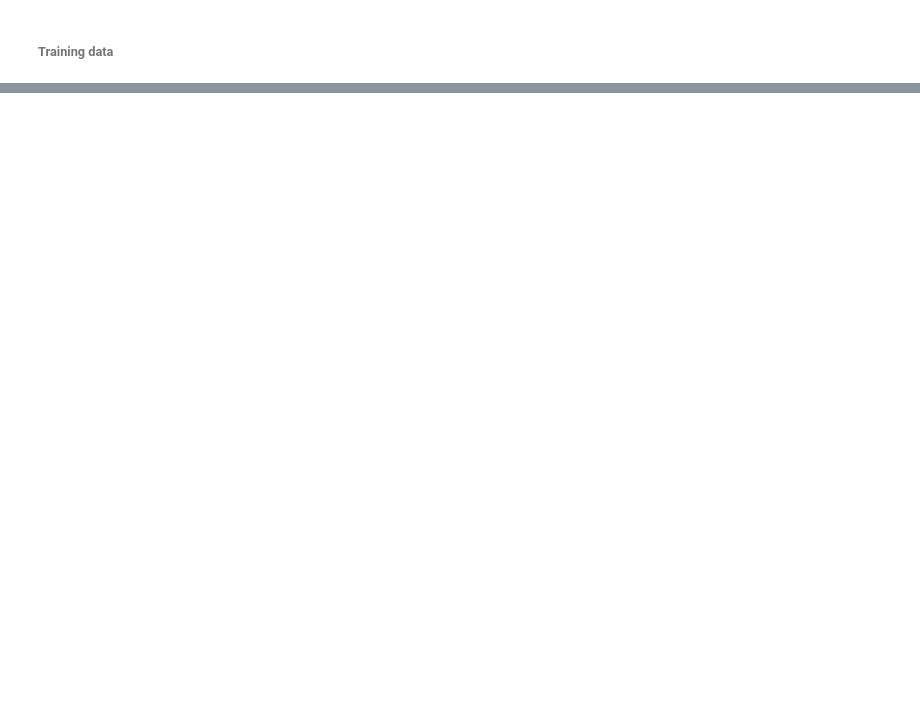
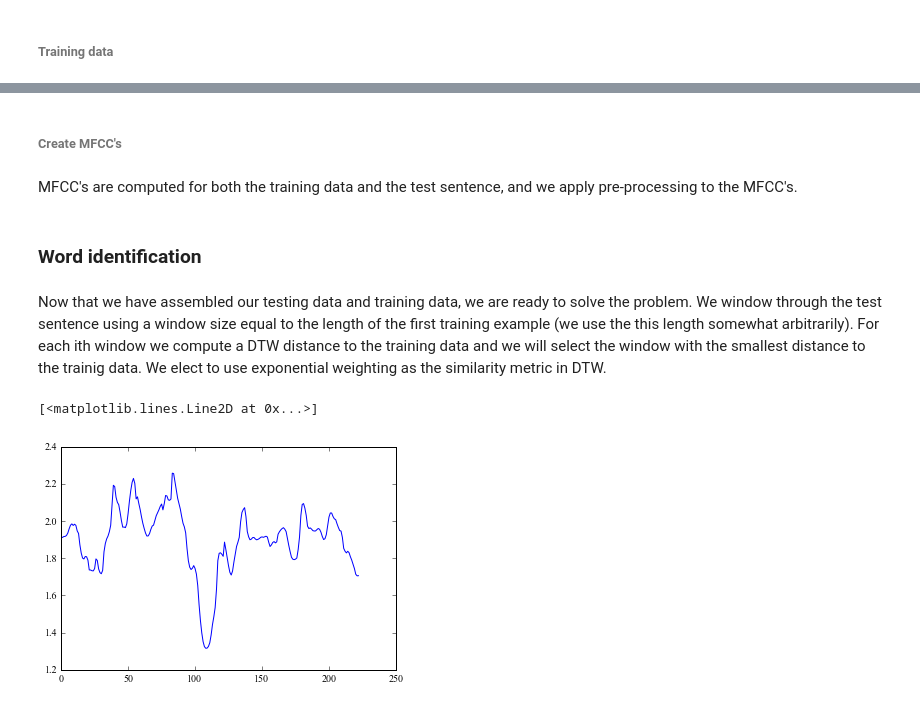
Before and after one commit to crawles/dtw, a Jupyter notebook: Sound_Recognition_DTW.ipynb, the cells around one changed output, grey strips where cells are left out. Cells and saved outputs as stored; diff of their text form; code cells hidden in the pictures; blank space fills up the shorter version.

```diff
--- a/Sound_Recognition_DTW.ipynb
+++ b/Sound_Recognition_DTW.ipynb
@@ -64,0 +92,42 @@ Our goal is to identify this phrase spoken from a sentence:
+# %% [markdown]
+###### Create MFCC's
+# %% [markdown]
+MFCC's are computed for both the training data and the test sentence, and we apply pre-processing to the MFCC's.
+# %%
+#Convert the data to mfcc:
+mfcc1 = librosa.feature.mfcc(y1, sr1)
+mfcc2 = librosa.feature.mfcc(y2, sr2)
+mfcc3 = librosa.feature.mfcc(y3, sr3)
+mfccTest = librosa.feature.mfcc(yTest,srTest)
+
+# Remove mean and normalize each column of MFCC
+import copy
+def preprocess_mfcc(mfcc):
+    mfcc_cp = copy.deepcopy(mfcc)
+    for i in xrange(mfcc.shape[1]):
+        mfcc_cp[:,i] = mfcc[:,i] - np.mean(mfcc[:,i])
+        mfcc_cp[:,i] = mfcc_cp[:,i]/np.max(np.abs(mfcc_cp[:,i]))
+    return mfcc_cp
+
+mfcc1 = preprocess_mfcc(mfcc1)
+mfcc2 = preprocess_mfcc(mfcc2)
+mfcc3 = preprocess_mfcc(mfcc3)
+mfccTest = preprocess_mfcc(mfccTest)
+# %% [markdown]
+### Word identification
+# %% [markdown]
+Now that we have assembled our testing data and training data, we are ready to solve the problem. We window through the test sentence  using a window size equal to the length of the first training example (we use the this length somewhat arbitrarily). For each ith window we compute a DTW distance to the training data and we will select the window with the smallest distance to the trainig data. We elect to use exponential weighting as the similarity metric in DTW.
+# %%
+window_size = mfcc1.shape[1]
+dists = np.zeros(mfccTest.shape[1] - window_size)
+
+for i in range(len(dists)):
+    mfcci = mfccTest[:,i:i+window_size]
+    dist1i = dtw(mfcc1.T, mfcci.T,dist = lambda x, y: np.exp(np.linalg.norm(x - y, ord=1)))[0]
+    dist2i = dtw(mfcc2.T, mfcci.T,dist = lambda x, y: np.exp(np.linalg.norm(x - y, ord=1)))[0]
+    dist3i = dtw(mfcc3.T, mfcci.T,dist = lambda x, y: np.exp(np.linalg.norm(x - y, ord=1)))[0]
+    dists[i] = (dist1i + dist2i + dist3i)/3
+plt.plot(dists)
+# %% [output]
+[<matplotlib.lines.Line2D at 0x...>]
+[figure, added]
```
Also changed, not shown: parts of 40 cells of this notebook, 3 other files.
